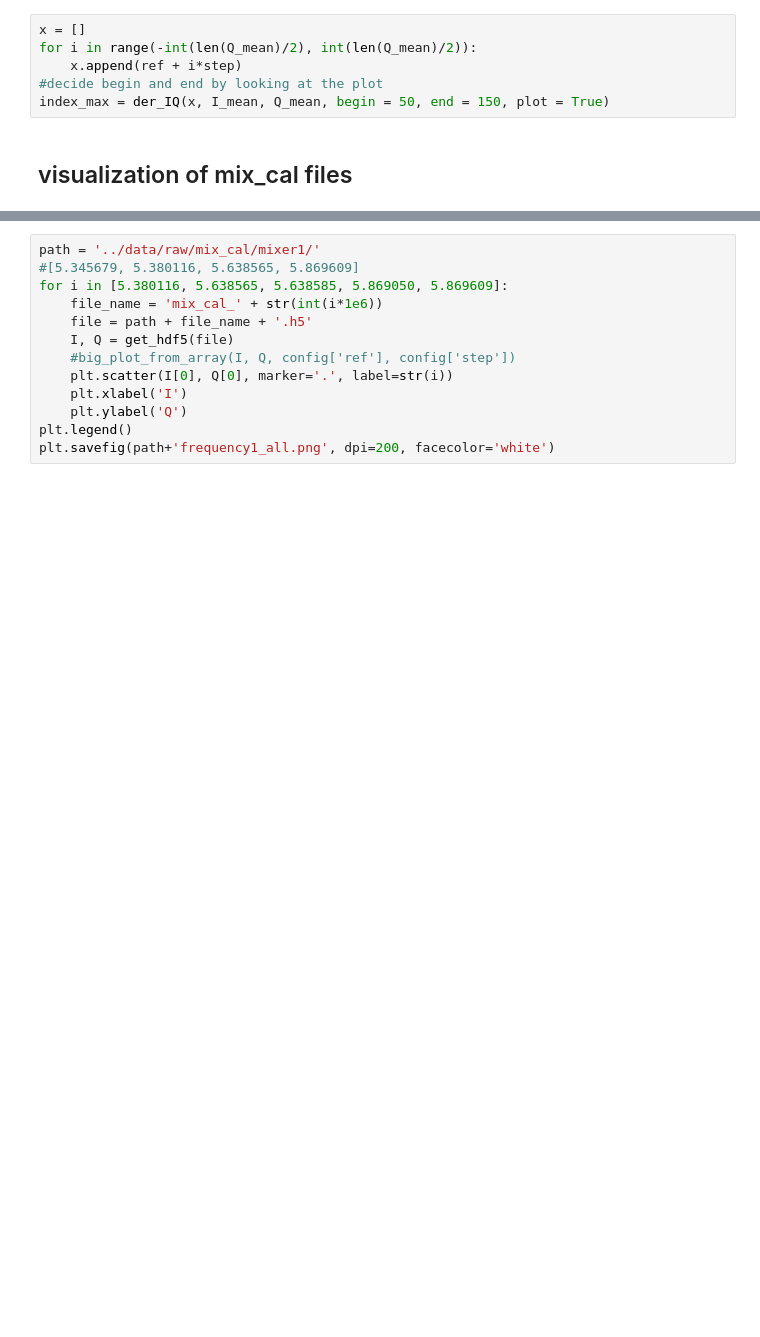
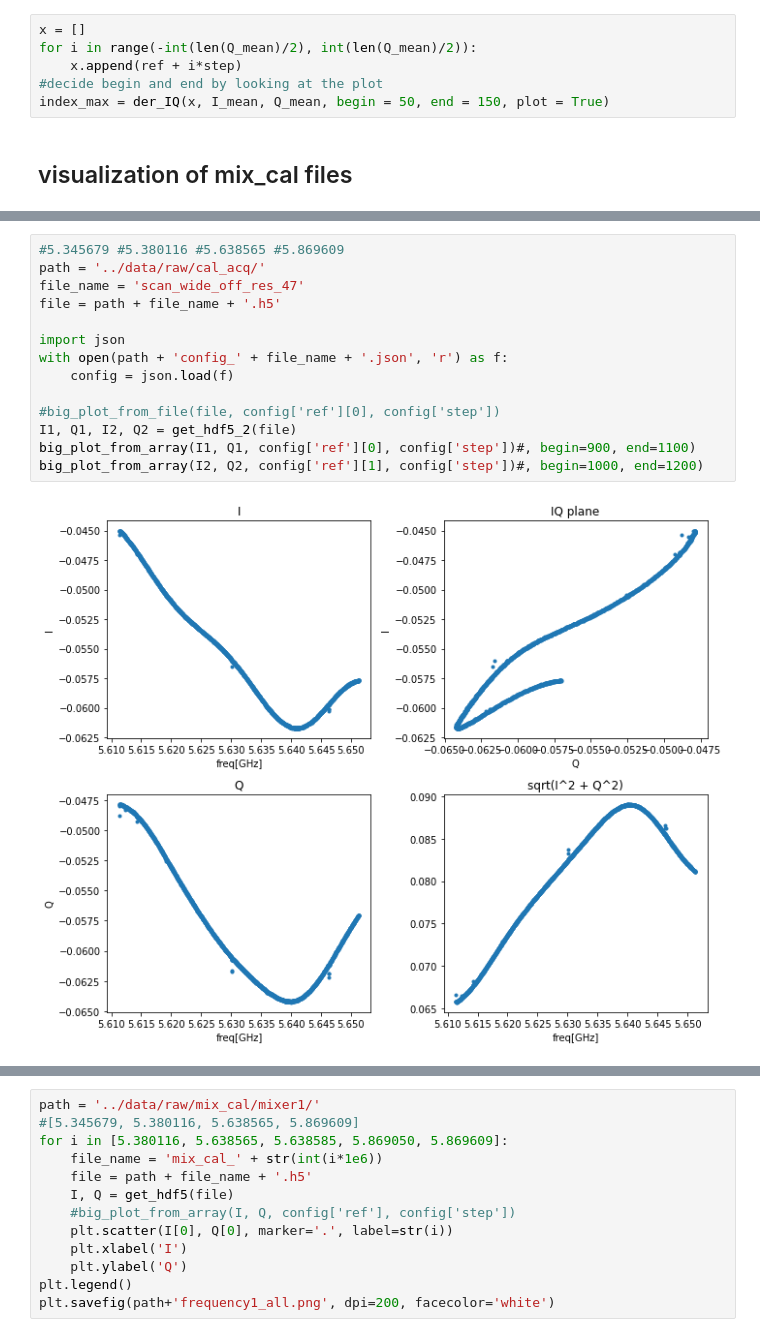
Before and after one commit to biqute/QTLab2122, a Jupyter notebook: SingleIRsource/scripts/analysis.ipynb, the cells around one changed output, grey strips where cells are left out. Saved outputs shown, nothing was run; the diff lists cells and outputs as text; blank space fills up the shorter version.

```diff
--- a/SingleIRsource/scripts/analysis.ipynb
+++ b/SingleIRsource/scripts/analysis.ipynb
@@ -75,0 +71,16 @@ Text(0, 0.5, 'Q')
+# %%
+#5.345679 #5.380116 #5.638565 #5.869609
+path = '../data/raw/cal_acq/'
+file_name = 'scan_wide_off_res_47'
+file = path + file_name + '.h5'
+
+import json
+with open(path + 'config_' + file_name + '.json', 'r') as f:
+    config = json.load(f)
+
+#big_plot_from_file(file, config['ref'][0], config['step'])
+I1, Q1, I2, Q2 = get_hdf5_2(file)
+big_plot_from_array(I1, Q1, config['ref'][0], config['step'])#, begin=900, end=1100)
+big_plot_from_array(I2, Q2, config['ref'][1], config['step'])#, begin=1000, end=1200)
+# %% [output]
+[figure, added]
```
Also changed, not shown: parts of 10 cells of this notebook, 53 other files.
